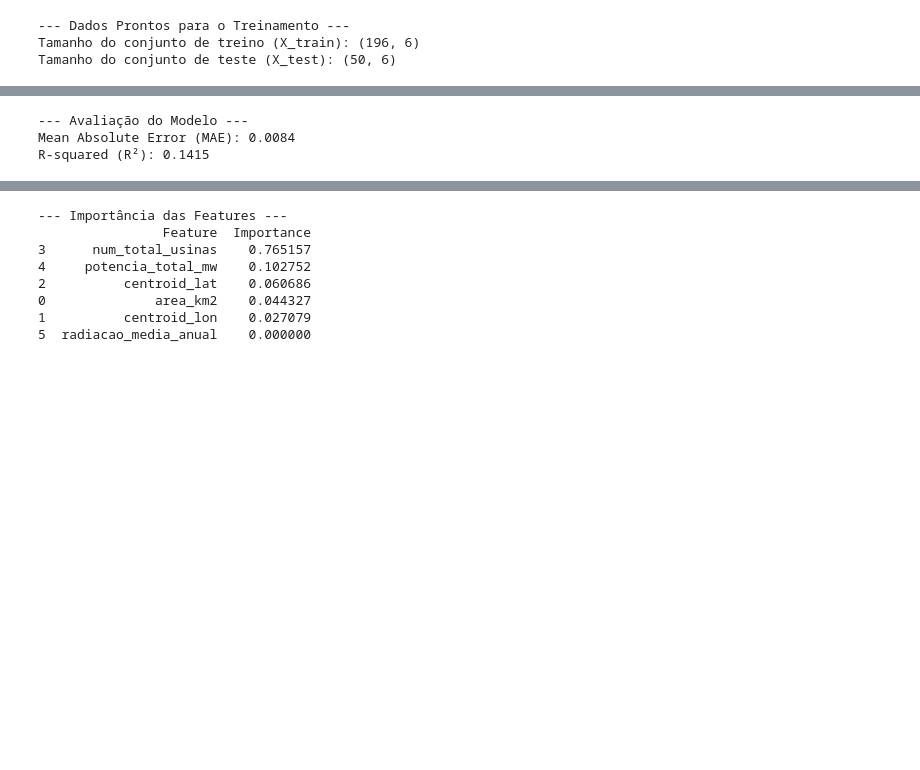
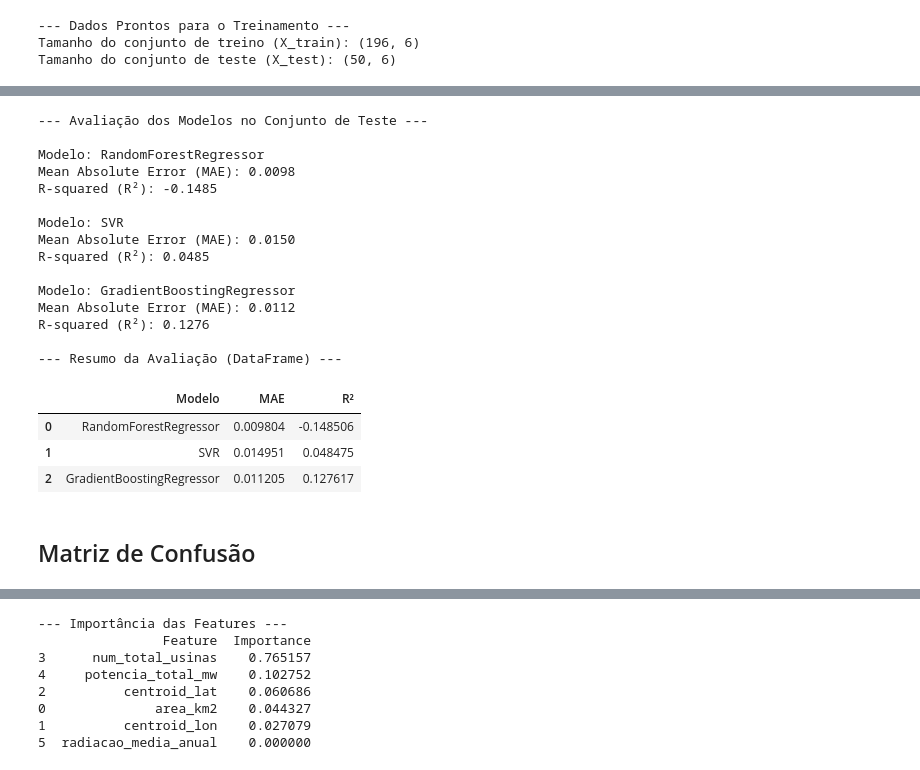
Before and after one commit to Ficheles/ml-politicas-energeticas-ifg-2025, a Jupyter notebook: CC_ML_TRAINING.ipynb, the cells around one changed output, grey strips where cells are left out. Drawn from its saved outputs; the diff is of its cells as text; code cells hidden in the pictures; blank space fills up the shorter version.

```diff
--- a/CC_ML_TRAINING.ipynb
+++ b/CC_ML_TRAINING.ipynb
@@ -604,17 +715,55 @@ Treinamento concluído!
 # %%
-# --- 2. AVALIAÇÃO DO MODELO ---
+# --- 2. AVALIAÇÃO DOS MODELOS ---
 
-# Faz previsões no conjunto de teste.
-y_pred = model.predict(X_test)
+# Cria uma lista para armazenar os resultados da avaliação
+evaluation_results = []
 
-# Calcula as métricas de erro.
-mae = mean_absolute_error(y_test, y_pred)
-r2 = r2_score(y_test, y_pred)
+print("\n--- Avaliação dos Modelos no Conjunto de Teste ---")
 
-print("\n--- Avaliação do Modelo ---")
-print(f"Mean Absolute Error (MAE): {mae:.4f}")
-print(f"R-squared (R²): {r2:.4f}")
+# Itera sobre cada modelo treinado no GridSearchCV
+for name, trained_model in best_models.items():
+    # Faz previsões no conjunto de teste usando o modelo treinado (que inclui o scaler)
+    y_pred = trained_model.predict(X_test)
+
+    # Calcula as métricas de erro para regressão
+    mae = mean_absolute_error(y_test, y_pred)
+    r2 = r2_score(y_test, y_pred)
+
+    print(f"\nModelo: {name}")
+    print(f"Mean Absolute Error (MAE): {mae:.4f}")
+    print(f"R-squared (R²): {r2:.4f}")
+
+    # Armazena os resultados
+    evaluation_results.append({
+        'Modelo': name,
+        'MAE': mae,
+        'R²': r2
+    })
+
+# Cria um DataFrame com os resultados da avaliação
+test_results_df = pd.DataFrame(evaluation_results)
+
+print("\n--- Resumo da Avaliação (DataFrame) ---")
+display(test_results_df)
 # %% [output]
---- Avaliação do Modelo ---
-Mean Absolute Error (MAE): 0.0084
-R-squared (R²): 0.1415
+--- Avaliação dos Modelos no Conjunto de Teste ---
+
+Modelo: RandomForestRegressor
+Mean Absolute Error (MAE): 0.0098
+R-squared (R²): -0.1485
+
+Modelo: SVR
+Mean Absolute Error (MAE): 0.0150
+R-squared (R²): 0.0485
+
+Modelo: GradientBoostingRegressor
+Mean Absolute Error (MAE): 0.0112
+R-squared (R²): 0.1276
+
+--- Resumo da Avaliação (DataFrame) ---
+|  | Modelo | MAE | R² |
+| 0 | RandomForestRegressor | 0.009804 | -0.148506 |
+| 1 | SVR | 0.014951 | 0.048475 |
+| 2 | GradientBoostingRegressor | 0.011205 | 0.127617 |
+# %% [markdown]
+## Matriz de Confusão
```
Also changed, not shown: parts of 11 cells of this notebook.
